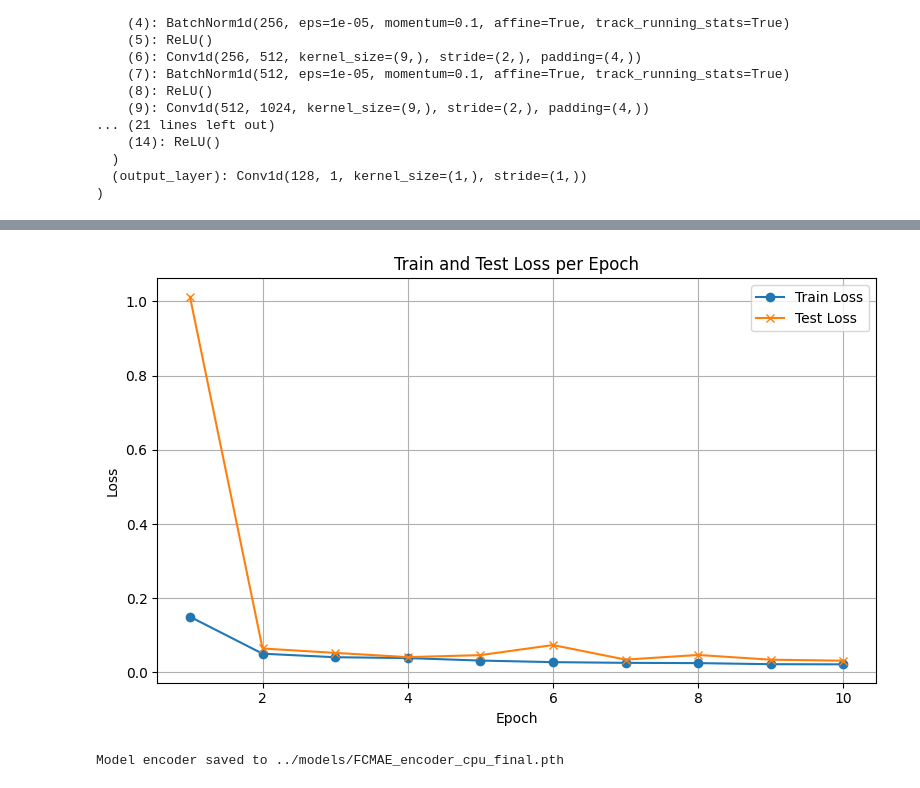
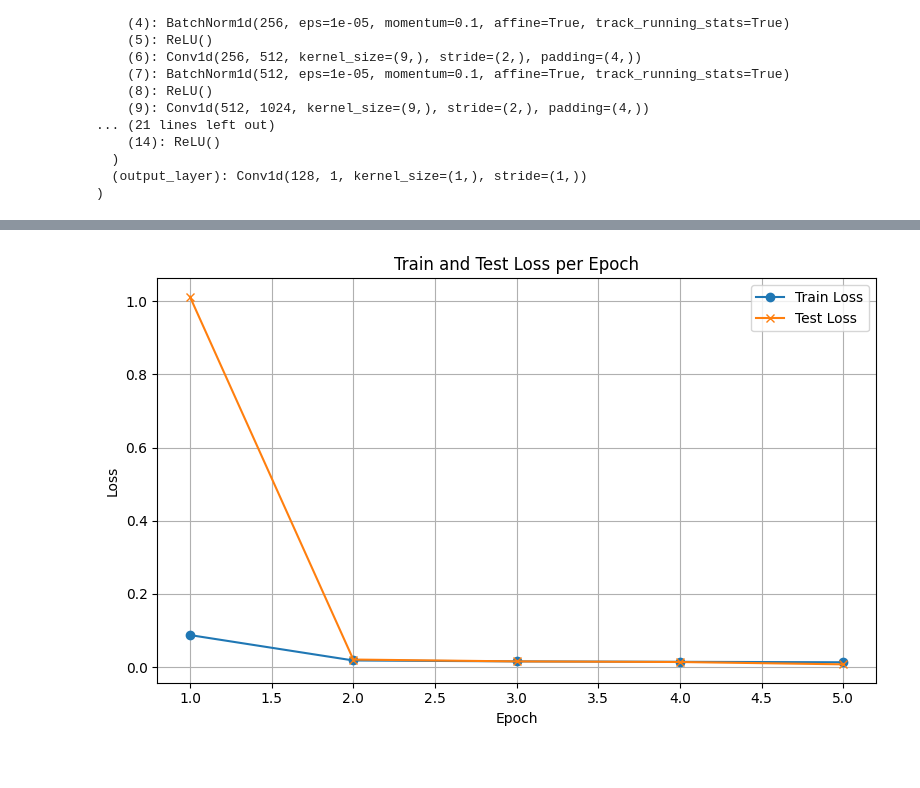
Before and after one commit to noorwertheim/Master-Thesis, a Jupyter notebook: notebooks/FCMAE.ipynb, the cells around one changed output, grey strips where cells are left out. Cells and saved outputs as stored; diff of their text form; code cells hidden in the pictures.

Commit message:
tuned cnn model and plotted some figures and multiple model runs for fcmae

```diff
--- a/notebooks/FCMAE.ipynb
+++ b/notebooks/FCMAE.ipynb
@@ -150,7 +149,7 @@ def mask_data(x, mask_ratio=0.5, patch_size=8):
     return x_masked
 
 # Apply masking to train, validation, and test sets
-mask_ratio = 0.75  # Adjust this to your desired masking ratio
+mask_ratio = 0.5  # Adjust this to your desired masking ratio
 masked_X_train = mask_data(X_train, mask_ratio)
 masked_X_test = mask_data(X_test, mask_ratio)
 
@@ -240,7 +239,7 @@ FCMAE(
 import matplotlib.pyplot as plt
 
 # Set number of epochs
-num_epochs = 10
+num_epochs = 5
 
 # Lists to store train and test losses for plotting
 train_losses = []
@@ -337,4 +326,4 @@ Epoch [10/10], Train Loss: 0.0219
-[figure, old version]
+[figure, new version]
 # %%
 # import matplotlib.pyplot as plt
 
@@ -366,12 +355,10 @@ Epoch [10/10], Train Loss: 0.0219
 
 #         break  # Only plot for the first test batch (you can modify this if you want to loop through more samples)
 # %%
-# Define the path where you want to save the encoder
-path = os.path.join(models_path, 'FCMAE_encoder_cpu_final.pth')
+# # Define the path where you want to save the encoder
+# path = os.path.join(models_path, 'FCMAE_encoder_cpu_final.pth')
 
-# Save the encoder part of the model
-torch.save(model.state_dict(), path)
+# # Save the encoder part of the model
+# torch.save(model.state_dict(), path)
 
-print(f"Model encoder saved to {path}")
+# print(f"Model encoder saved to {path}")
-# %% [output]
-Model encoder saved to ../models/FCMAE_encoder_cpu_final.pth
```
Also changed, not shown: parts of 2 cells of this notebook, 3 other files.
